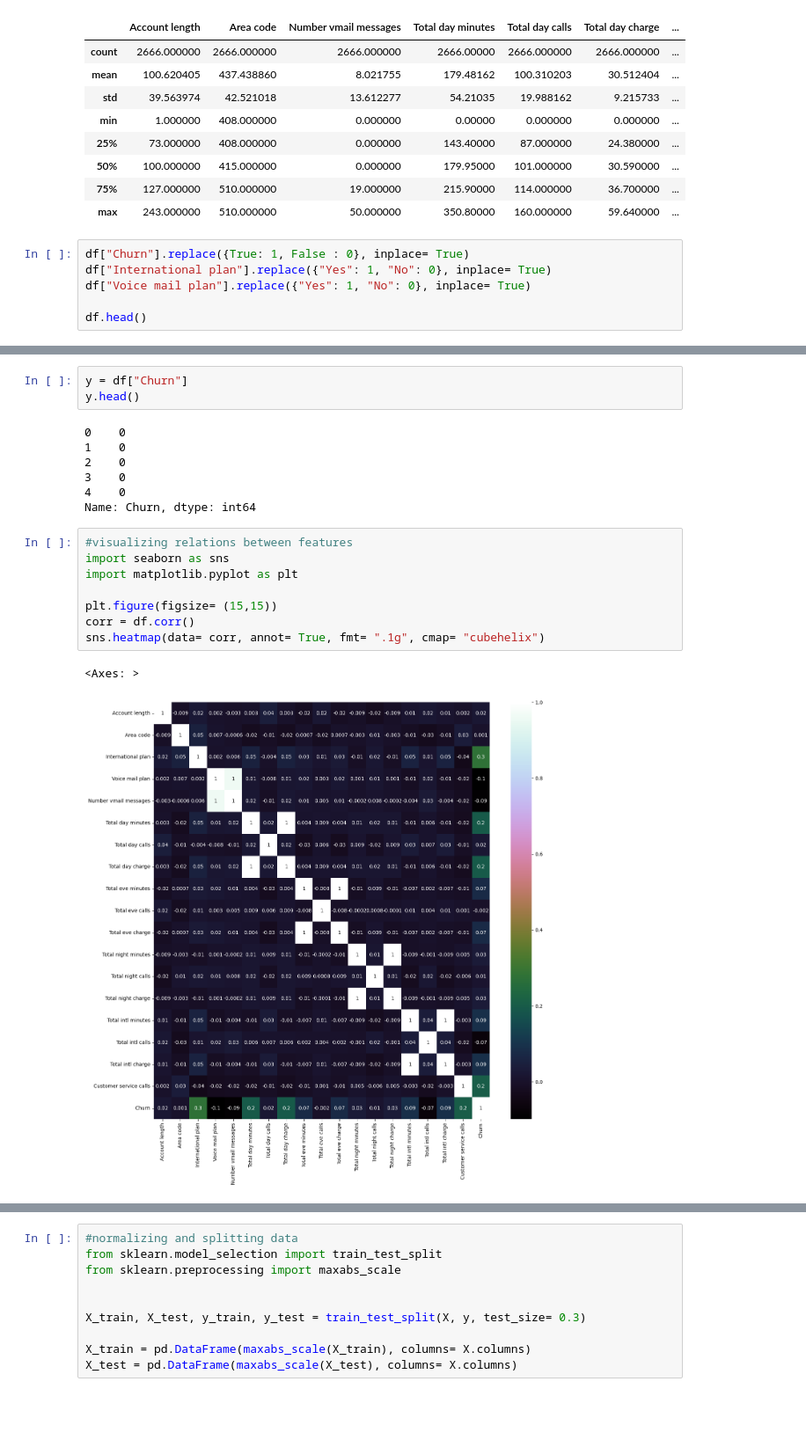
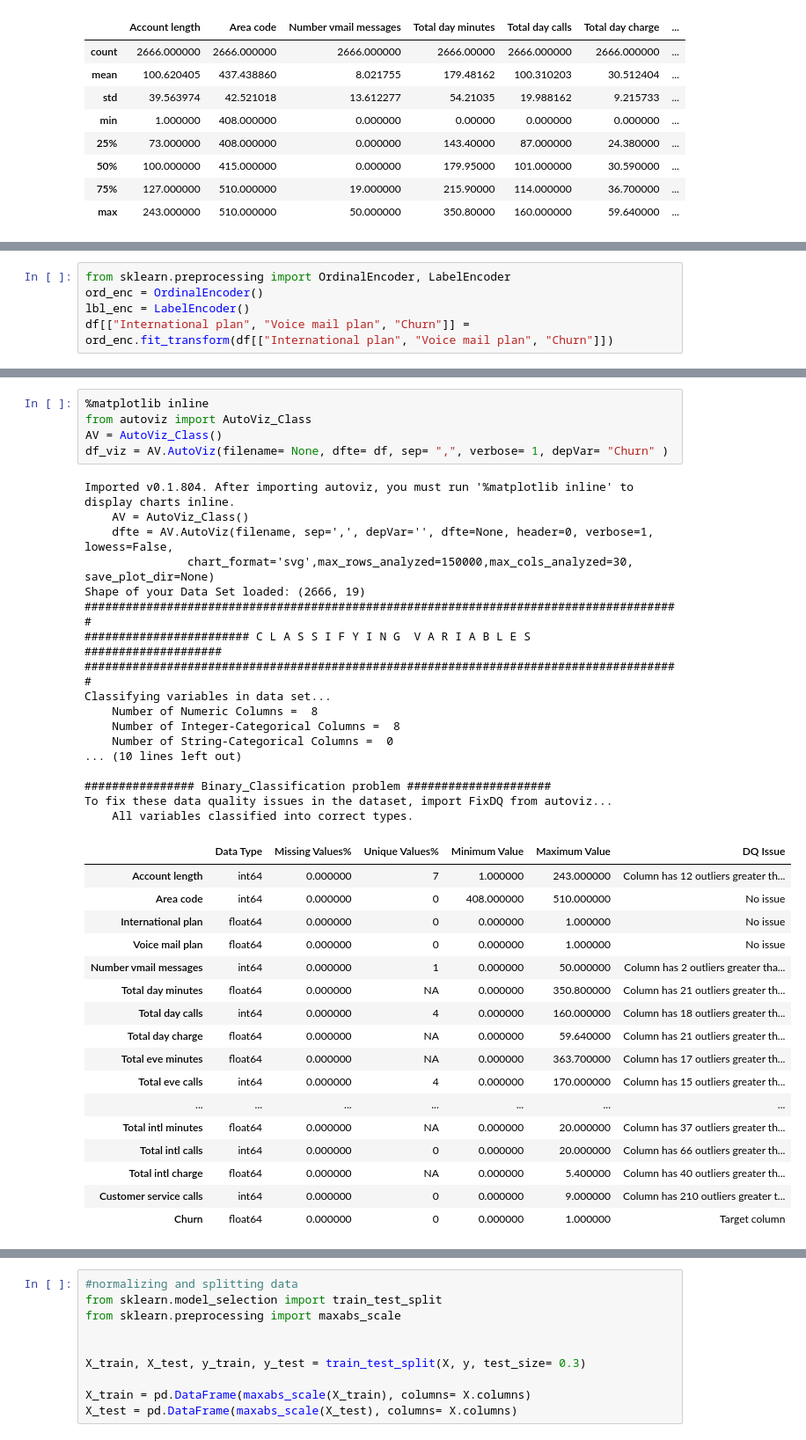
Before and after one commit to prabhsl/telecomchurn-classification, a Jupyter notebook: telecom churn.ipynb, the cells around one changed output, grey strips where cells are left out. Shown at 88% size. Drawn from its saved outputs; the diff is of its cells as text; blank space fills up the shorter version.

Commit message:
added visualization using autoviz

```diff
--- a/telecom churn.ipynb
+++ b/telecom churn.ipynb
@@ -64,9 +64,3 @@ df.describe()
 | 50% | 100.000000 | 415.000000 | 0.000000 | 179.95000 | 101.000000 | 30.590000 | ... |
 | 75% | 127.000000 | 510.000000 | 19.000000 | 215.90000 | 114.000000 | 36.700000 | ... |
 | max | 243.000000 | 510.000000 | 50.000000 | 350.80000 | 160.000000 | 59.640000 | ... |
-# %%
-df["Churn"].replace({True: 1, False : 0}, inplace= True)
-df["International plan"].replace({"Yes": 1, "No": 0}, inplace= True)
-df["Voice mail plan"].replace({"Yes": 1, "No": 0}, inplace= True)
-
-df.head()
@@ -100,3 +67,8 @@ memory usage: 416.7+ KB
+# %%
+from sklearn.preprocessing import OrdinalEncoder, LabelEncoder
+ord_enc = OrdinalEncoder()
+lbl_enc = LabelEncoder()
+df[["International plan", "Voice mail plan", "Churn"]] = ord_enc.fit_transform(df[["International plan", "Voice mail plan", "Churn"]])
 # %%
 df.drop(columns=["State"], axis= 1, inplace= True)
 df.head()
@@ -120,21 +102,40 @@ X.head()
-# %%
-y = df["Churn"]
-y.head()
-# %% [output]
-0    0
-1    0
-2    0
-3    0
-4    0
-Name: Churn, dtype: int64
-# %%
-#visualizing relations between features
-import seaborn as sns
-import matplotlib.pyplot as plt
-
-plt.figure(figsize= (15,15))
-corr = df.corr()
-sns.heatmap(data= corr, annot= True, fmt= ".1g", cmap= "cubehelix")
-# %% [output]
-<Axes: >
-[figure, removed]
+# %%
+%matplotlib inline
+from autoviz import AutoViz_Class
+AV = AutoViz_Class()
+df_viz = AV.AutoViz(filename= None, dfte= df, sep= ",", verbose= 1, depVar= "Churn" )
+# %% [output]
+Imported v0.1.804. After importing autoviz, you must run '%matplotlib inline' to display charts inline.
+    AV = AutoViz_Class()
+    dfte = AV.AutoViz(filename, sep=',', depVar='', dfte=None, header=0, verbose=1, lowess=False,
+               chart_format='svg',max_rows_analyzed=150000,max_cols_analyzed=30, save_plot_dir=None)
+Shape of your Data Set loaded: (2666, 19)
+#######################################################################################
+######################## C L A S S I F Y I N G  V A R I A B L E S  ####################
+#######################################################################################
+Classifying variables in data set...
+    Number of Numeric Columns =  8
+    Number of Integer-Categorical Columns =  8
+    Number of String-Categorical Columns =  0
+... (10 lines left out)
+
+################ Binary_Classification problem #####################
+To fix these data quality issues in the dataset, import FixDQ from autoviz...
+    All variables classified into correct types.
+|  | Data Type | Missing Values% | Unique Values% | Minimum Value | Maximum Value | DQ Issue |
+| Account length | int64 | 0.000000 | 7 | 1.000000 | 243.000000 | Column has 12 outliers greater th... |
+| Area code | int64 | 0.000000 | 0 | 408.000000 | 510.000000 | No issue |
+| International plan | float64 | 0.000000 | 0 | 0.000000 | 1.000000 | No issue |
+| Voice mail plan | float64 | 0.000000 | 0 | 0.000000 | 1.000000 | No issue |
+| Number vmail messages | int64 | 0.000000 | 1 | 0.000000 | 50.000000 | Column has 2 outliers greater tha... |
+| Total day minutes | float64 | 0.000000 | NA | 0.000000 | 350.800000 | Column has 21 outliers greater th... |
+| Total day calls | int64 | 0.000000 | 4 | 0.000000 | 160.000000 | Column has 18 outliers greater th... |
+| Total day charge | float64 | 0.000000 | NA | 0.000000 | 59.640000 | Column has 21 outliers greater th... |
+| Total eve minutes | float64 | 0.000000 | NA | 0.000000 | 363.700000 | Column has 17 outliers greater th... |
+| Total eve calls | int64 | 0.000000 | 4 | 0.000000 | 170.000000 | Column has 15 outliers greater th... |
+| ... | ... | ... | ... | ... | ... | ... |
+| Total intl minutes | float64 | 0.000000 | NA | 0.000000 | 20.000000 | Column has 37 outliers greater th... |
+| Total intl calls | int64 | 0.000000 | 0 | 0.000000 | 20.000000 | Column has 66 outliers greater th... |
+| Total intl charge | float64 | 0.000000 | NA | 0.000000 | 5.400000 | Column has 40 outliers greater th... |
+| Customer service calls | int64 | 0.000000 | 0 | 0.000000 | 9.000000 | Column has 210 outliers greater t... |
+| Churn | float64 | 0.000000 | 0 | 0.000000 | 1.000000 | Target column |
```
Also changed, not shown: parts of 13 cells of this notebook.
